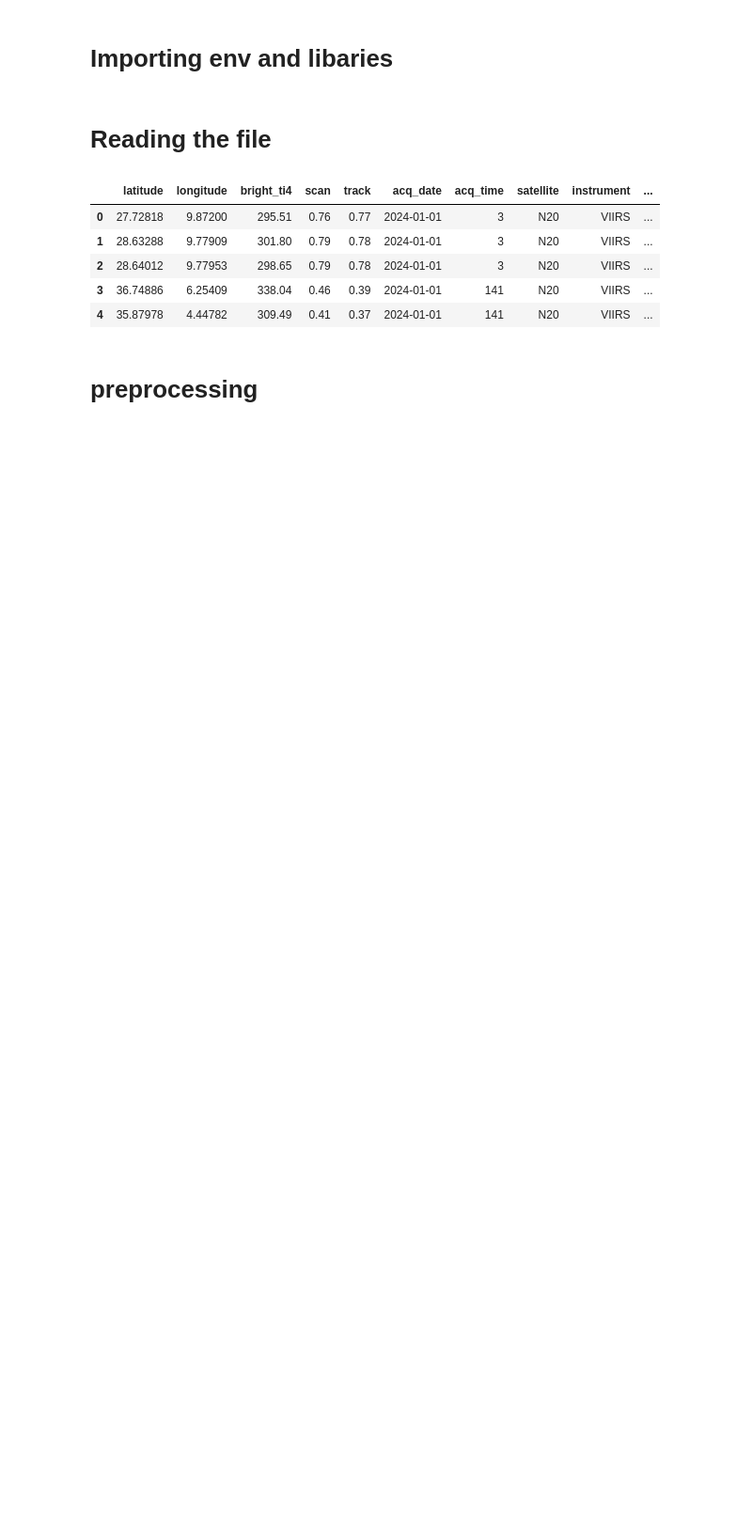
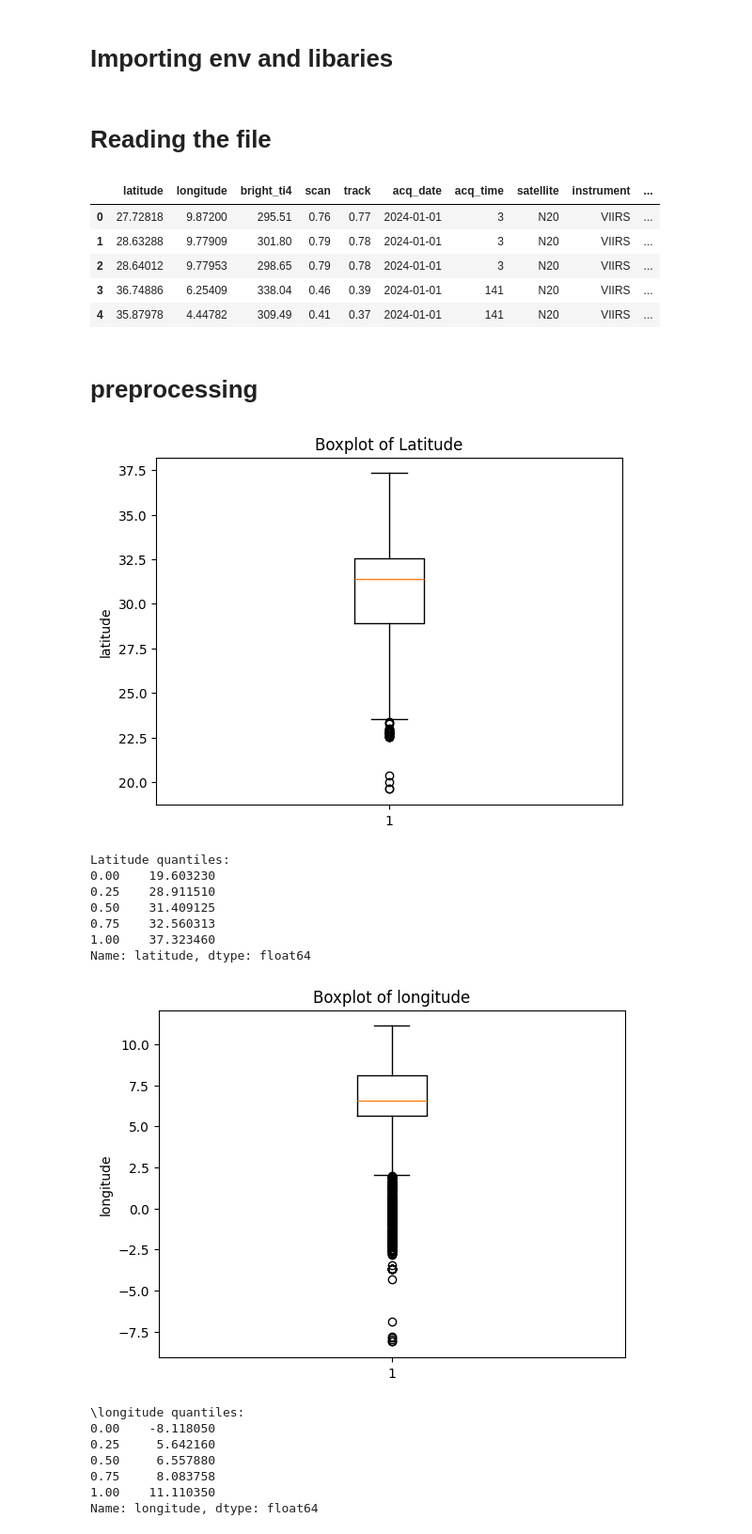
Before and after one commit to sarahmoussaoui/Fire-Detection-Data-Mining-Project, a Jupyter notebook: Code/Data Preprocessing/fire.ipynb, the cells around one changed output. Shown at 94% size. Saved outputs shown, nothing was run; the diff lists cells and outputs as text; code cells hidden in the pictures; blank space fills up the shorter version.

Commit message:
more fire visualisation

```diff
--- a/Code/Data Preprocessing/fire.ipynb
+++ b/Code/Data Preprocessing/fire.ipynb
@@ -82,10 +70,10 @@ preprocessed_landcover_folder = folders["PREPROCESSED_LANDCOVER_FOLDER"]
 # Reading the file
 # %%
 #  get fire geojson from f"{datasets_folder}/FireDataset/fires_dz_tn.geojson"
-fire_gdf = gpd.read_file(f"{datasets_folder}/FireDataset/fires_dz_tn.geojson")
+fire_df = pd.read_csv(f"{datasets_folder}/FireDataset/fire_df.csv")
 
 # viewing   the first few rows of the geodataframe
-fire_gdf.head()
+fire_df.head()
 # %% [output]
 |  | latitude | longitude | bright_ti4 | scan | track | acq_date | acq_time | satellite | instrument | ... |
 | 0 | 27.72818 | 9.87200 | 295.51 | 0.76 | 0.77 | 2024-01-01 | 3 | N20 | VIIRS | ... |
@@ -104,0 +86,38 @@ df.head()
+# %%
+#  view longtitude boxplot to know where to cut --> to add non fire rows
+import matplotlib.pyplot as plt
+
+plt.boxplot(fire_df['latitude'])
+plt.title("Boxplot of Latitude")
+plt.ylabel("latitude")
+plt.show()
+
+#  print quantiles
+print("\nLatitude quantiles:")
+print(fire_df['latitude'].quantile([0, 0.25, 0.5, 0.75, 1]))
+
+plt.boxplot(fire_df['longitude'])
+plt.title("Boxplot of longitude")
+plt.ylabel("longitude")
+plt.show()
+
+#  print quantiles
+print("\longitude quantiles:")
+print(fire_df['longitude'].quantile([0, 0.25, 0.5, 0.75, 1]))
+# %% [output]
+[figure, added]
+Latitude quantiles:
+0.00    19.603230
+0.25    28.911510
+0.50    31.409125
+0.75    32.560313
+1.00    37.323460
+Name: latitude, dtype: float64
+[figure, added]
+\longitude quantiles:
+0.00    -8.118050
+0.25     5.642160
+0.50     6.557880
+0.75     8.083758
+1.00    11.110350
+Name: longitude, dtype: float64
```
Also changed, not shown: parts of 6 cells of this notebook, 2 other files.
